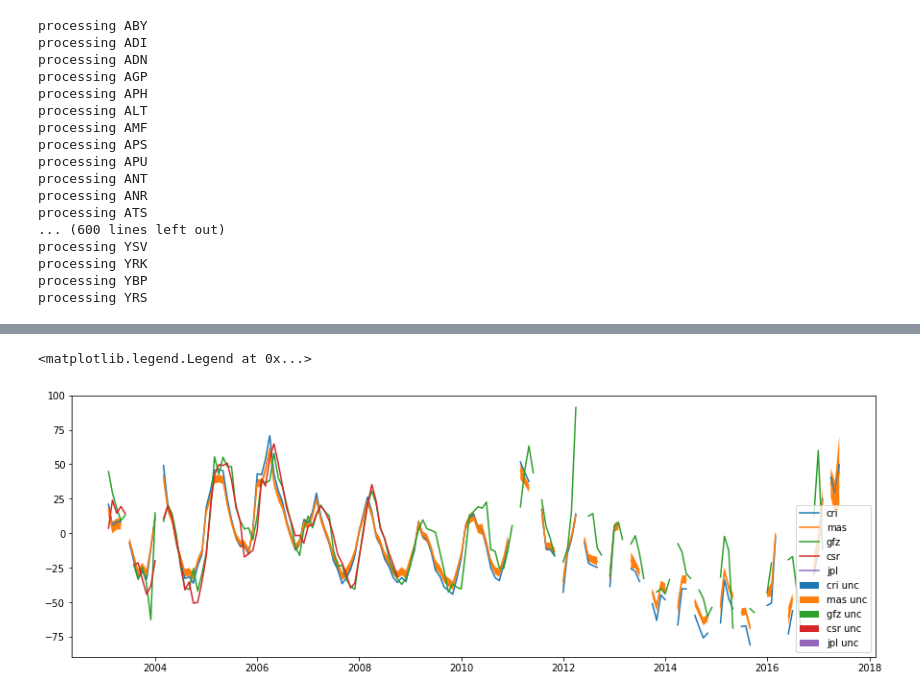
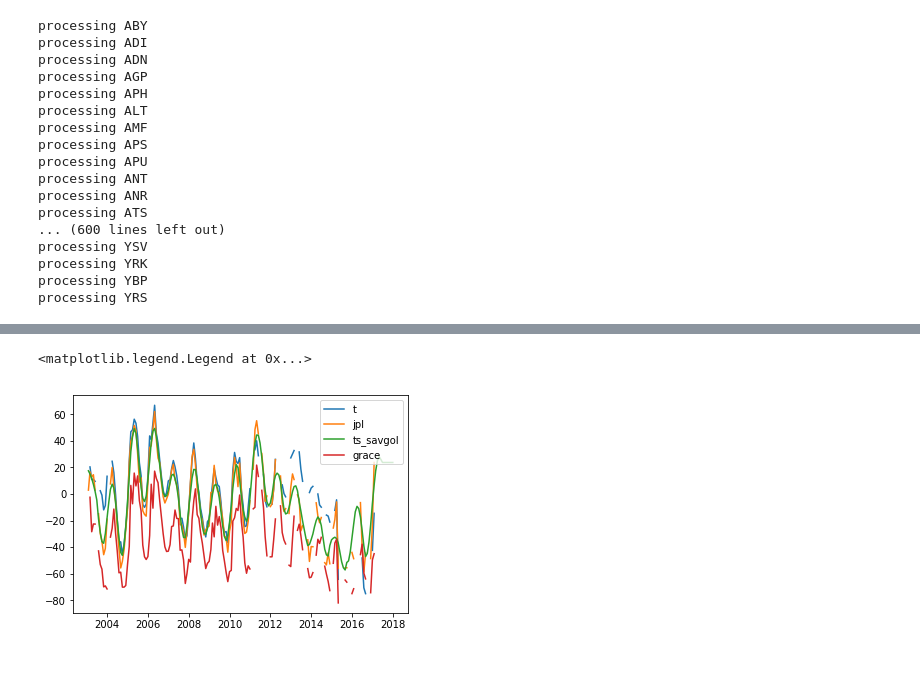
Before and after one commit to kashingtonDC/cvwbm, a Jupyter notebook: code/GRACE.ipynb, the cells around one changed output, grey strips where cells are left out. Drawn from its saved outputs; the diff is of its cells as text; code cells hidden in the pictures; blank space fills up the shorter version.

```diff
--- a/code/GRACE.ipynb
+++ b/code/GRACE.ipynb
@@ -133,9 +66,6 @@ wrapper complete
 # %%
 # Now soil moisture, SWE, and reservoir storage.
 # Add an extra year beforehand, since we are differencing from the starting point, (e.g. dS/dt)
-
-years = range(2002, 2018)
-months = range(1,13)
 # %%
 # Soil moisture
 
@@ -241,20 +224,41 @@ m.columns = ["storage"]
+# %%
+# golay interp
+
+from scipy.signal import savgol_filter
+
+# interpolate missing data
+fin_df['t'] = fin_df.grace_median.interpolate(method="linear")
+
+# apply SavGol filter
+fin_df['ts_savgol'] = savgol_filter(fin_df.t, window_length=11, polyorder=2)
+# %%
+plt.plot(np.cumsum(fin_df.grace_median.diff()), label = "t")
+# plt.plot(fin_df.mas)
+# plt.plot(fin_df.cri)
+plt.plot(fin_df.jpl)
+plt.plot(fin_df.ts_savgol)
+# plt.plot(np.cumsum(fin_df.grace.diff()))
+plt.plot(fin_df.grace)
+
+
+plt.legend()
+# %% [output]
+<matplotlib.legend.Legend at 0x...>
+[figure, added]
 # %%
 plt.figure(figsize=(15,5))
 
 plt.plot(dt_idx, cri, label = "cri")
-plt.fill_between(dt_idx, np.array(cri)-np.array(cri_unc), np.array(cri)+np.array(cri_unc), label = "cri unc")
+# plt.fill_between(dt_idx, np.array(cri)-np.array(cri_unc), np.array(cri)+np.array(cri_unc), label = "cri unc")
 plt.plot(dt_idx, mas, label = "mas")
-plt.fill_between(dt_idx, np.array(mas)-np.array(mas_unc), np.array(mas)+np.array(mas_unc), label = "mas unc")
+# plt.fill_between(dt_idx, np.array(mas)-np.array(mas_unc), np.array(mas)+np.array(mas_unc), label = "mas unc")
 plt.plot(dt_idx, gfz, label = "gfz")
-plt.fill_between(dt_idx, np.array(gfz)-np.array(gfz_unc), np.array(gfz)+np.array(gfz_unc), label = "gfz unc")
+# plt.fill_between(dt_idx, np.array(gfz)-np.array(gfz_unc), np.array(gfz)+np.array(gfz_unc), label = "gfz unc")
 plt.plot(dt_idx, csr, label = 'csr')
-plt.fill_between(dt_idx, np.array(csr)-np.array(csr_unc), np.array(csr)+np.array(csr_unc), label = "csr unc")
+# plt.fill_between(dt_idx, np.array(csr)-np.array(csr_unc), np.array(csr)+np.array(csr_unc), label = "csr unc")
 plt.plot(dt_idx, jpl, label = 'jpl')
-plt.fill_between(dt_idx, np.array(jpl)-np.array(jpl_unc), np.array(jpl)+np.array(jpl_unc), label = "jpl unc")
+# plt.fill_between(dt_idx, np.array(jpl)-np.array(jpl_unc), np.array(jpl)+np.array(jpl_unc), label = "jpl unc")
 plt.legend()
-# %% [output]
-<matplotlib.legend.Legend at 0x...>
-[figure, removed]
 # %%
 # Make a dataframe
 
```
Also changed, not shown: parts of 19 cells of this notebook.
